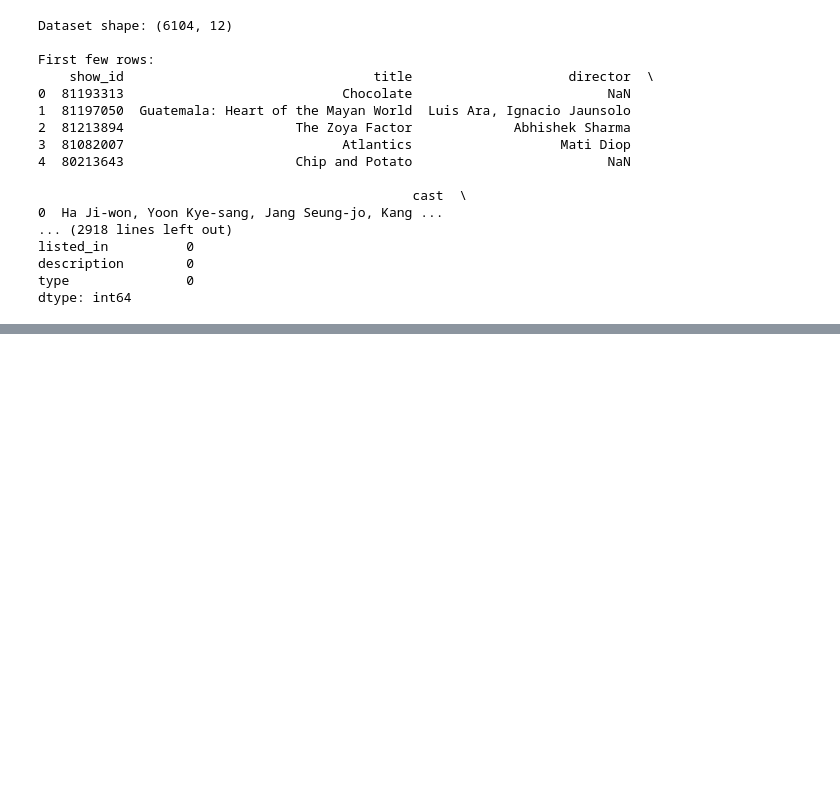
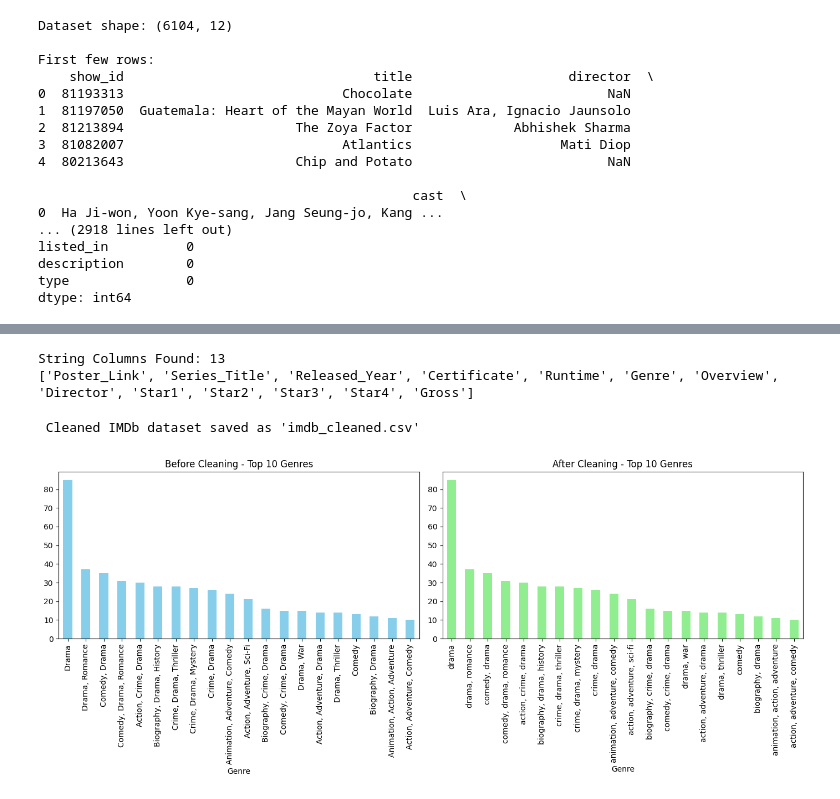
Before and after one commit to KishoreRaghupathy/Arcap_Reits, a Jupyter notebook: DS/Task1/Task.ipynb, the cells around one changed output, grey strips where cells are left out. Cells and saved outputs as stored; diff of their text form; code cells hidden in the pictures; blank space fills up the shorter version.

```diff
--- a/DS/Task1/Task.ipynb
+++ b/DS/Task1/Task.ipynb
@@ -216,0 +276,4 @@ dtype: int64
+# %%
+imdb_df = pd.read_csv("IMDB.csv")
+print("Initial IMDB DataFrame:", imdb_df.shape)
+imdb_df.head()
@@ -216,0 +288,48 @@ dtype: int64
+# %%
+string_cols = imdb_df.select_dtypes(include=['object']).columns
+print(f"String Columns Found: {len(string_cols)}")
+print(list(string_cols))
+# %% [output]
+String Columns Found: 13
+['Poster_Link', 'Series_Title', 'Released_Year', 'Certificate', 'Runtime', 'Genre', 'Overview', 'Director', 'Star1', 'Star2', 'Star3', 'Star4', 'Gross']
+# %%
+def clean_string_columns(dataframe, columns):
+
+    for col in columns:
+        # Strip leading/trailing spaces
+        dataframe[col] = dataframe[col].astype(str).str.strip()
+
+        # Replace multiple spaces with a single space
+        dataframe[col] = dataframe[col].str.replace(r'\s+', ' ', regex=True)
+
+        # Handle column-specific rules
+        if "Genre" in col:
+            dataframe[col] = dataframe[col].str.lower()  # genres in lowercase
+        elif "Star" in col or "Director" in col:
+            dataframe[col] = dataframe[col].str.title()  # names in title case
+        elif "Title" in col:
+            dataframe[col] = dataframe[col].str.title()  # movie titles in title case
+
+    return dataframe
+# %%
+df_cleaned = clean_string_columns(imdb_df.copy(), string_cols)
+# %%
+df_cleaned.to_csv("imdb_cleaned.csv", index=False)
+print(" Cleaned IMDb dataset saved as 'imdb_cleaned.csv'")
+# %% [output]
+ Cleaned IMDb dataset saved as 'imdb_cleaned.csv'
+# %%
+fig, axes = plt.subplots(1, 2, figsize=(14, 6))
+
+# Before Cleaning
+imdb_df['Genre'].value_counts().head(20).plot(kind='bar', ax=axes[0], color="skyblue")
+axes[0].set_title("Before Cleaning - Top 20 Genres")
+
+# After Cleaning
+df_cleaned['Genre'].value_counts().head(20).plot(kind='bar', ax=axes[1], color="lightgreen")
+axes[1].set_title("After Cleaning - Top 20 Genres")
+
+plt.tight_layout()
+plt.show()
+# %% [output]
+[figure, added]
```
Also changed, not shown: parts of 9 cells of this notebook, 2 other files.
